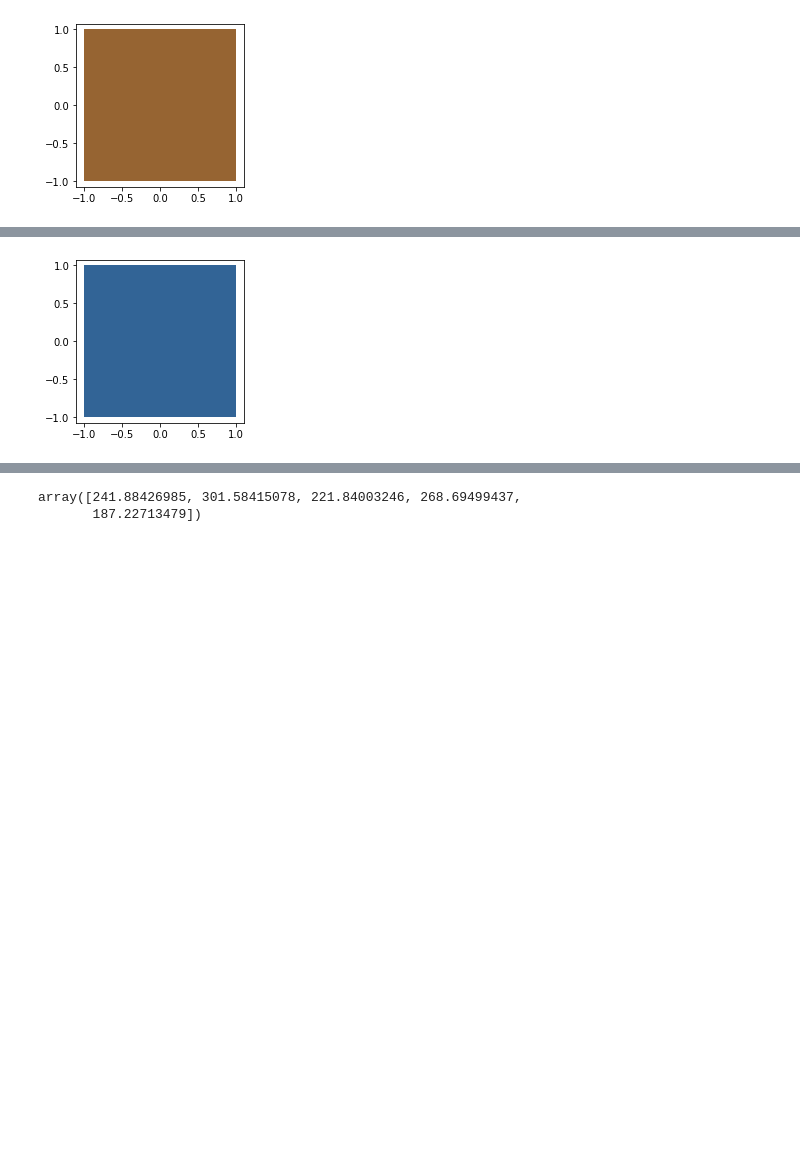
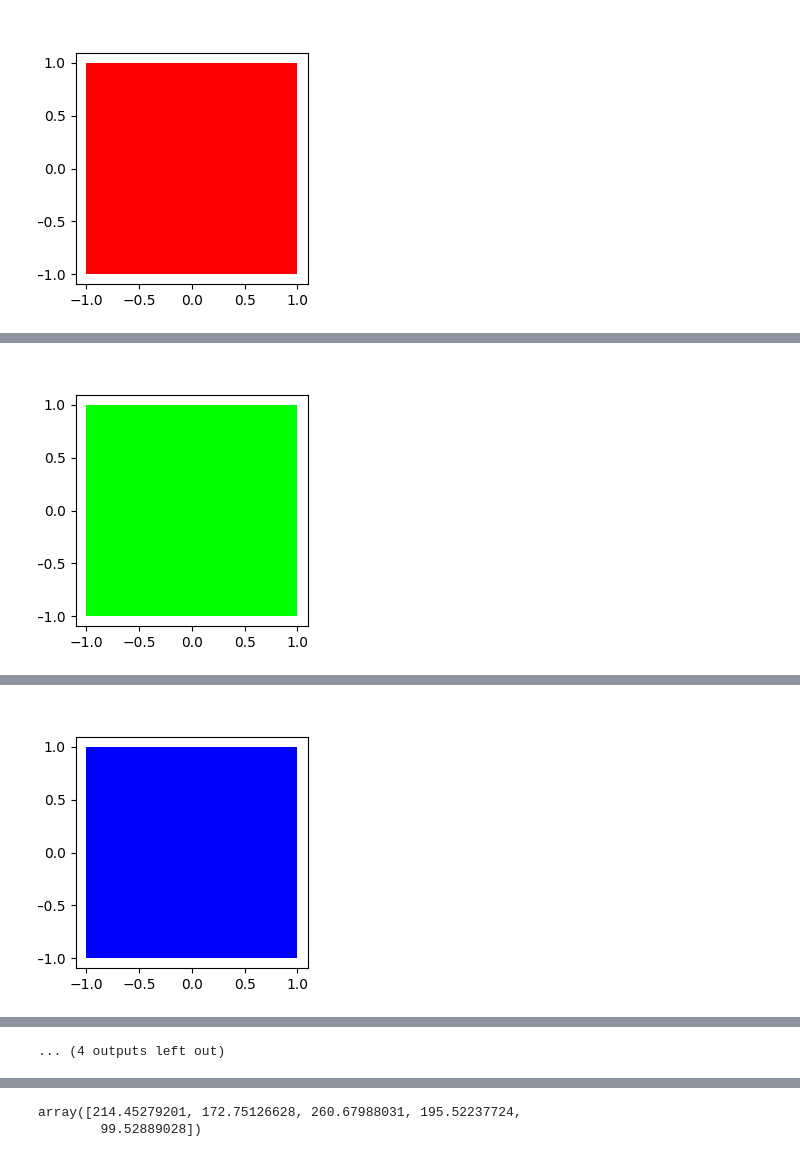
Before and after one commit to g-perona/Music-Project, a Jupyter notebook: quiz.ipynb, the cells around one changed output, grey strips where cells are left out. Cells and saved outputs as stored; diff of their text form; code cells hidden in the pictures; blank space fills up the shorter version.

Commit message:
improved sample colors

```diff
--- a/quiz.ipynb
+++ b/quiz.ipynb
@@ -67,25 +63,31 @@ def generate_sound_no_scal(R_val, G_val, B_val):
     out*= 32767 / np.max(np.abs(LOC_WHITE))
     return out
 # %%
+def generate_random_color():
+    return np.random.randint(256, size=3)
+
 def plot_colored_square(rgb):
-    for i in range(len(rgb)):
-        rgb[i] = rgb[i]/255
-    col = colors.to_hex(rgb)
+    '''for i in range(len(rgb)):
+        rgb[i] = rgb[i]/255'''
+    col = colors.to_hex(rgb/255)
     x,y = [-1,1,1,-1],[-1,-1,1,1]
     plt.figure(figsize=(3,3))
     plt.axis('equal')
     plt.fill(x, y, col)
     plt.show()
 
 def generate_samples(color_list):
     for c in color_list:
         plot_colored_square(c)
         display(Audio(data = generate_sound(c), rate = sample_rate))
 
-color_list = [[150,100,50], [50,100,150]]
+color_list = [np.array([255,0,0]), np.array([0,255,0]), np.array([0,0,255])]
+for i in range(5):
+    color_list.append(generate_random_color())
 generate_samples(color_list)
 # %% [output]
-[figure, old version]
+[figure, new version]
 [interactive output not drawn]
-[figure, old version]
+[figure, new version]
 [interactive output not drawn]
+[figure, added]
@@ -92,3 +101,4 @@ generate_samples(color_list)
+... (4 outputs left out)
 # %%
 cp = widgets.ColorPicker(
     concise=True,
@@ -208,8 +215,8 @@ differences = guesses - targets
 distances = np.linalg.norm(differences, axis = 1)
 distances
 # %% [output]
-array([241.88426985, 301.58415078, 221.84003246, 268.69499437,
-       187.22713479])
+array([214.45279201, 172.75126628, 260.67988031, 195.52237724,
+        99.52889028])
 # %%
 %matplotlib widget
 
```
Also changed, not shown: parts of 4 cells of this notebook.
